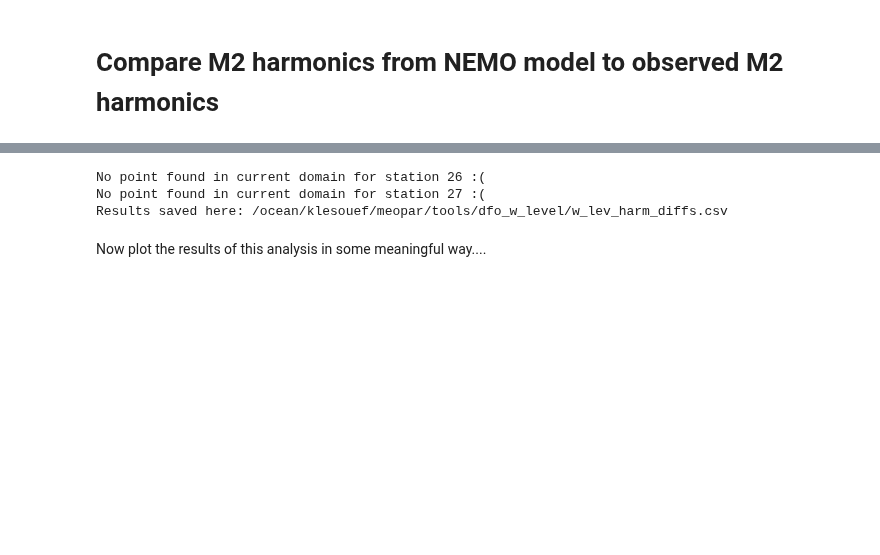
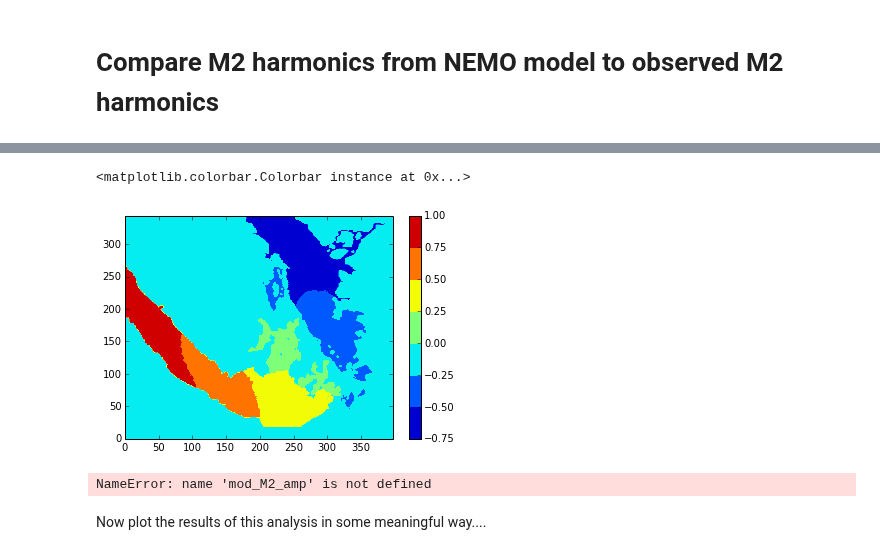
Before and after one commit to SalishSeaCast/tools, a Jupyter notebook: compare_tides/comp_wlev_harm.ipynb, the cells around one changed output, grey strips where cells are left out. Cells and saved outputs as stored; diff of their text form; code cells hidden in the pictures; blank space fills up the shorter version.

```diff
--- a/compare_tides/comp_wlev_harm.ipynb
+++ b/compare_tides/comp_wlev_harm.ipynb
@@ -42,3 +61,10 @@ mod_M2_pha = harmT.variables['M2_pha'][0,:,:]
+# %%
+#plot M2_y_elev
+plt.contourf(mod_M2_y_elev)
+plt.colorbar()
+# %% [output]
+<matplotlib.colorbar.Colorbar instance at 0x...>
+[figure, added]
 # %%
 #get the bathymetry, lats and longs
 os.chdir('/ocean/klesouef/meopar/nemo-forcing/grid')
@@ -90,7 +116,7 @@ def find_closest_model_point(X,Y,lon,lat):
 #  e.g. D_F95 = [(A0*cosg0−Am*cosgm)^2+(A0*sing0−Am*singm)^2]^(1/2)
 # -Calculate D_M04 as by Masson & Cummins (2004)
 #  e.g. D_M04 = [1/2*(Am^2+Ao^2)−Am*Ao*cos(ϕm−ϕo)]^(1/2)
-loc = "/ocean/klesouef/meopar/tools/dfo_w_level"
+loc = "/ocean/klesouef/meopar/tools/compare_tides"
 os.chdir(loc)
 
 #make an appropriately named csv file for results (FINISH THIS)
@@ -120,9 +146,7 @@ with open('wlev_harm_diffs.csv', 'wb') as csvfile:
 
 print('Results saved here: '+loc+'/w_lev_harm_diffs.csv')
 # %% [output]
-No point found in current domain for station 26 :(
-No point found in current domain for station 27 :(
-Results saved here: /ocean/klesouef/meopar/tools/dfo_w_level/w_lev_harm_diffs.csv
+NameError: name 'mod_M2_amp' is not defined
 # %% [markdown]
 Now plot the results of this analysis in some meaningful way....
 # %%
```
Also changed, not shown: parts of 3 cells of this notebook, 2 other files.
